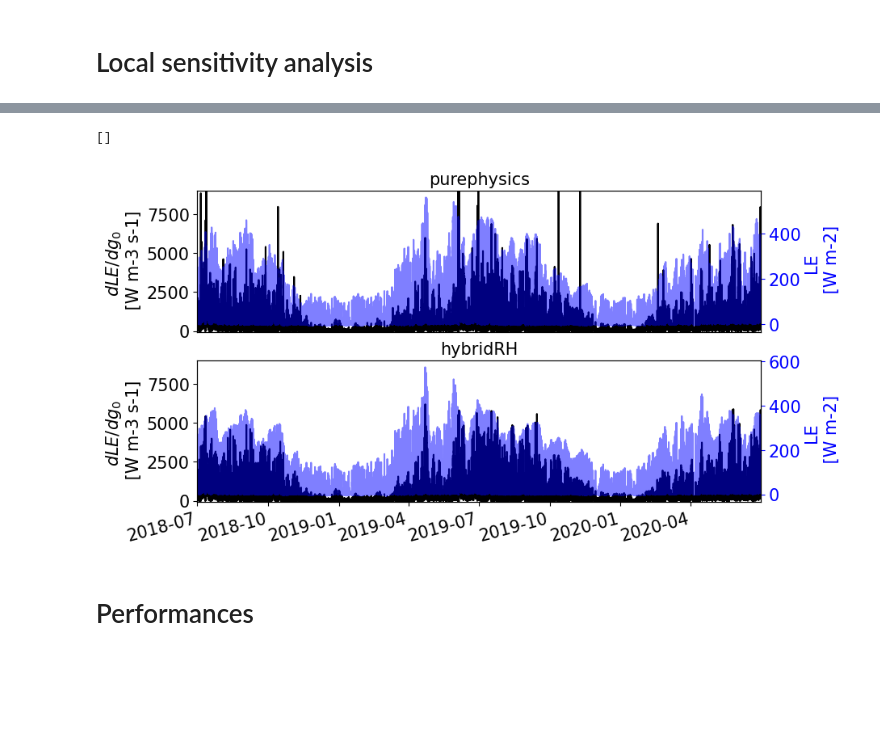
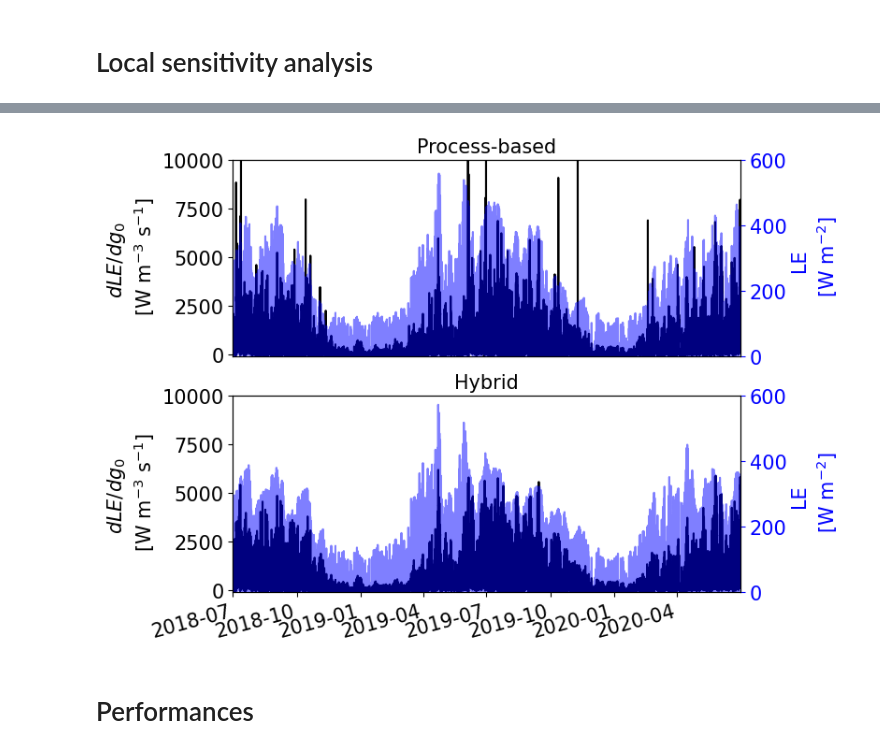
Before and after one commit to pnnl/JAX-CanVeg, a Jupyter notebook: examples/US-Bi1/postprocess.ipynb, the cells around one changed output, grey strips where cells are left out. Cells and saved outputs as stored; diff of their text form; code cells hidden in the pictures; blank space fills up the shorter version.

Commit message:
Updated the plotting function and the two post processing notebooks.

```diff
--- a/examples/US-Bi1/postprocess.ipynb
+++ b/examples/US-Bi1/postprocess.ipynb
@@ -67,6 +68,7 @@ plt.rc('text', usetex = False)
 # %%
 site = "US-Bi1"
 model_names = ['default', 'purephysics', 'hybridRH', 'dl']
+model_labels = ['Default', 'Process-based', 'Hybrid', 'DNN']
 model_colors = ['grey', 'tan', 'tab:blue', 'orange']
 
 # Calibration period
@@ -208,45 +211,45 @@ for name in model_names[:-1]:
 # %%
 times = get_time(met)
-fig, axes = plt.subplots(2, 1, figsize=(9,5), sharex=False)
+fig, axes = plt.subplots(2, 1, figsize=(7,6), sharex=False)
 # # Flux tower observations
 # ax = axes[0]
 # ax_twinx = ax.twinx()
 # plot_timeseries(
 #     met.soilmoisture, times, ax=ax, title='', alpha=0.5, color='blue', tunit="[day of year]", xticks=[]
 # )
 # plot_timeseries(
 #     # met.vpd_Pa, times, ax=ax_twinx, title='', alpha=.5, color='black', tunit="[day of year]", xticks=[]
 #     obs.LE, times, ax=ax_twinx, title='', alpha=.5, color='black', tunit="", xticks=[]
 # )
 # ax.set(xlabel='', ylabel='SWC [m3 m-3]', title='Flux tower observations')
 # ax.yaxis.label.set_color('blue')
 # ax.tick_params(axis='y', colors='blue')
 # ax.set_xticklabels(ax.get_xticklabels(), rotation=15, ha="right")
 # ax_twinx.set(xlabel='', ylabel='LE [W m-2]')
 # ax_twinx.yaxis.label.set_color('grey')
 # ax_twinx.tick_params(axis='y', colors='grey')
 
 
 for i,ax in enumerate(axes):
     name = model_names[i+1]
+    label = model_labels[i+1]
     plot_timeseries(
-        gradients[name].bprime, times, ax=ax, title=f'{name}', alpha=1., color='black', tunit="[day of year]"
+        gradients[name].bprime, times, ax=ax, title=f'{label}', alpha=1., color='black', tunit="[day of year]"
     )
-    ax.set(xlabel='', ylabel='$dLE/dg_0$ \n [W m-3 s-1]', ylim=[-100, 9000])
+    ax.set(xlabel='', ylabel='$dLE/dg_0$ \n [W m$^{-3}$ s$^{-1}$]', ylim=[-100, 10000])
     ax.set_xticklabels(ax.get_xticklabels(), rotation=15, ha="right")
 
     ax_twinx = ax.twinx()
     plot_timeseries(
         configs[name]['train']['can.LE'], times, ax=ax_twinx, alpha=.5, color='blue', tunit="[day of year]"
     )
-    ax_twinx.set(xlabel='', ylabel='LE \n [W m-2]')
+    ax_twinx.set(xlabel='', ylabel='LE \n [W m$^{-2}$]', ylim=[0, 600])
     ax_twinx.yaxis.label.set_color('blue')
     ax_twinx.tick_params(axis='y', colors='blue')
 
-axes[0].set_xticks([])
+axes[0].set_xticks([]);
 # %% [output]
-[]
-[figure, old version]
+[figure, new version]
 # %% [markdown]
 # Performances
 # %% [markdown]
```
Also changed, not shown: parts of 14 cells of this notebook, 2 other files.
